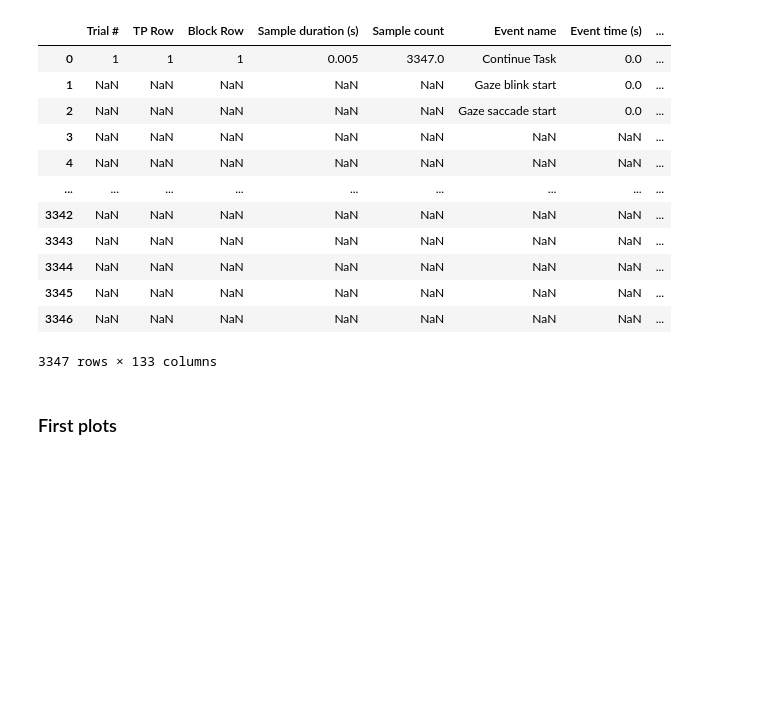
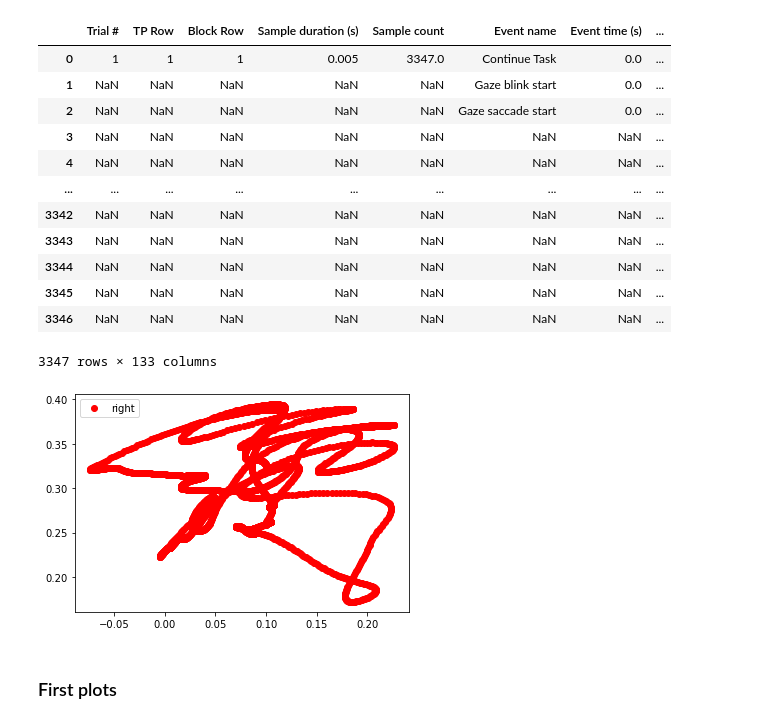
Before and after one commit to toelt-llc/KiPy, a Jupyter notebook: code/preprocessing.ipynb, the cells around one changed output. Drawn from its saved outputs; the diff is of its cells as text; code cells hidden in the pictures; blank space fills up the shorter version.

Commit message:
csv load classes

```diff
--- a/code/preprocessing.ipynb
+++ b/code/preprocessing.ipynb
@@ -28,3 +30,9 @@ results
 | 3345 | NaN | NaN | NaN | NaN | NaN | NaN | NaN | ... |
 | 3346 | NaN | NaN | NaN | NaN | NaN | NaN | NaN | ... |
 3347 rows × 133 columns
+# %%
+from csv_load import Trial, Kinematics
+
+trial1 = Trial(results)
+# %% [output]
+[figure, added]
```
Also changed, not shown: parts of 8 cells of this notebook, 2 other files.
